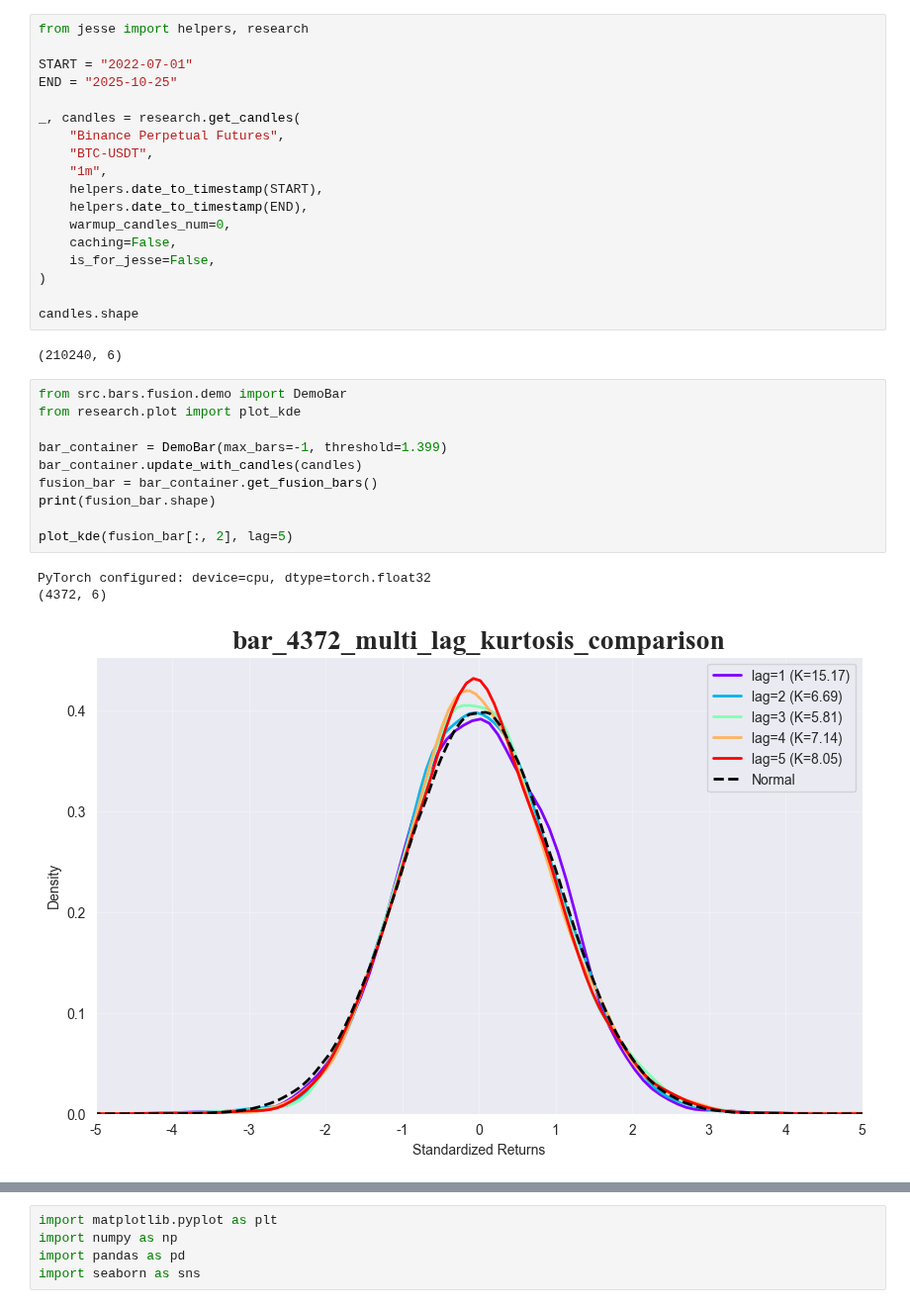
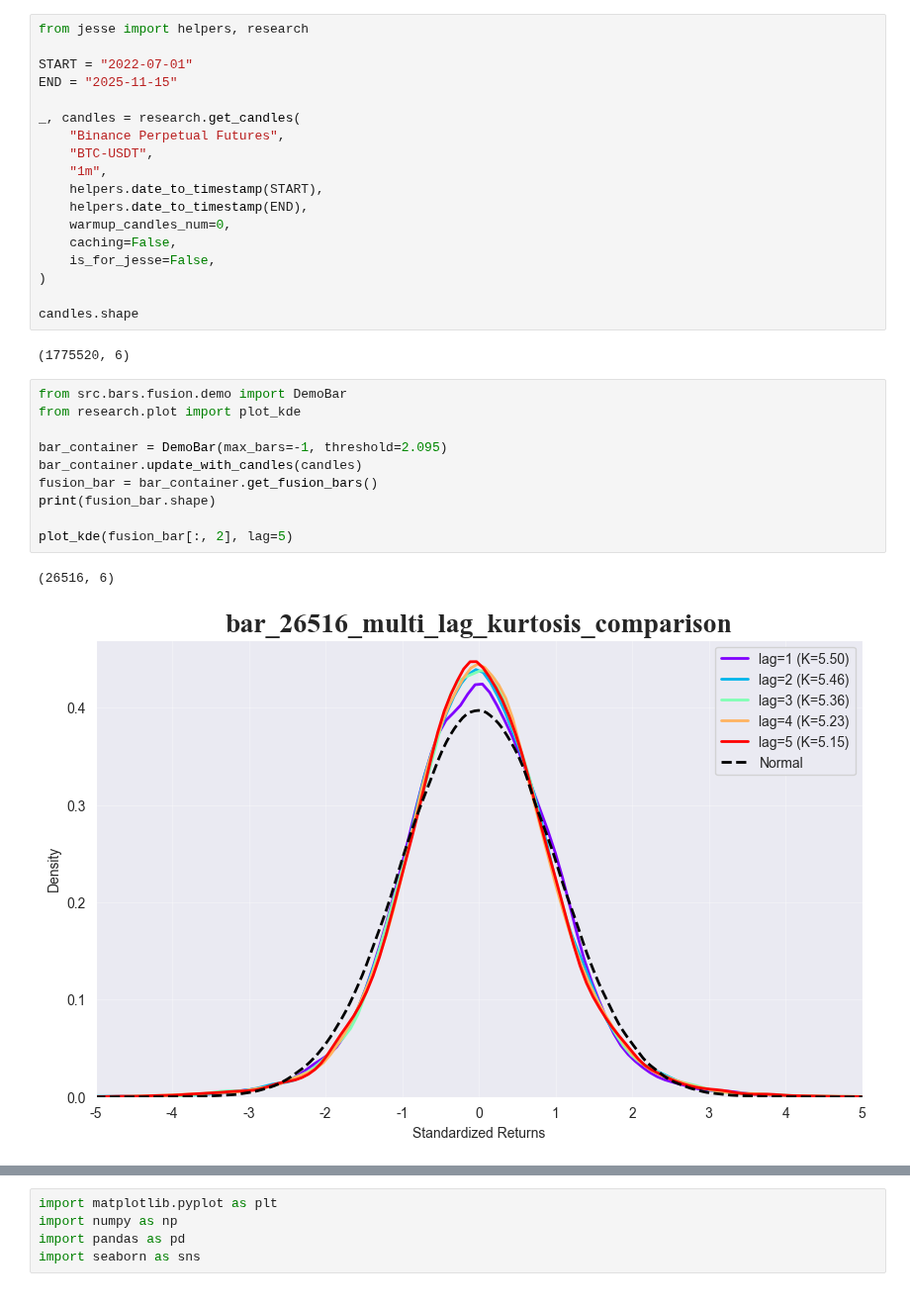
Before and after one commit to ArtiPyHeart/jesse-trade, a Jupyter notebook: Resample_Line_X.ipynb, the cells around one changed output, grey strips where cells are left out. Shown at 99% size. Drawn from its saved outputs; the diff is of its cells as text.

```diff
--- a/Resample_Line_X.ipynb
+++ b/Resample_Line_X.ipynb
@@ -2,7 +2,7 @@
 from jesse import helpers, research
 
 START = "2022-07-01"
-END = "2025-10-25"
+END = "2025-11-15"
 
 _, candles = research.get_candles(
     "Binance Perpetual Futures",
@@ -17,19 +17,18 @@ _, candles = research.get_candles(
 
 candles.shape
 # %% [output]
-(210240, 6)
+(1775520, 6)
 # %%
 from src.bars.fusion.demo import DemoBar
 from research.plot import plot_kde
 
-bar_container = DemoBar(max_bars=-1, threshold=1.399)
+bar_container = DemoBar(max_bars=-1, threshold=2.095)
 bar_container.update_with_candles(candles)
 fusion_bar = bar_container.get_fusion_bars()
 print(fusion_bar.shape)
 
 plot_kde(fusion_bar[:, 2], lag=5)
 # %% [output]
-PyTorch configured: device=cpu, dtype=torch.float32
-(4372, 6)
+(26516, 6)
-[figure, old version]
+[figure, new version]
 # %%
```
Also changed, not shown: parts of 3 cells of this notebook, 2 other files.
